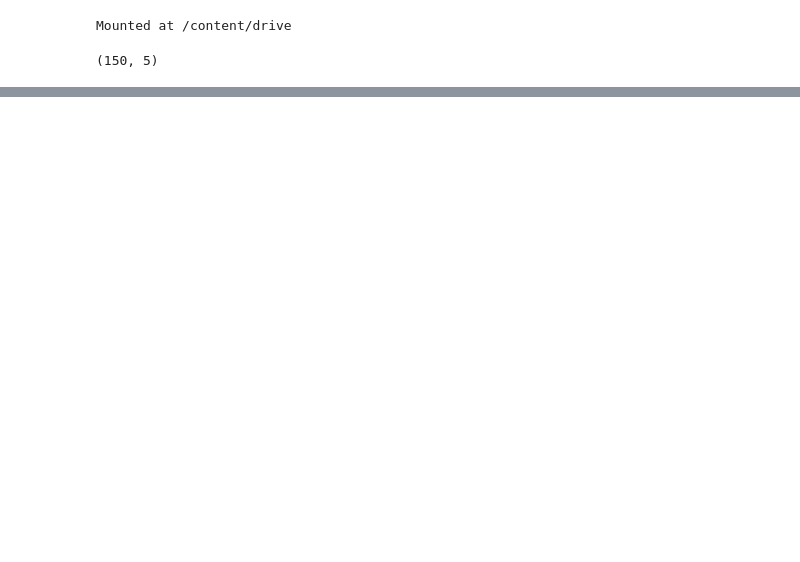
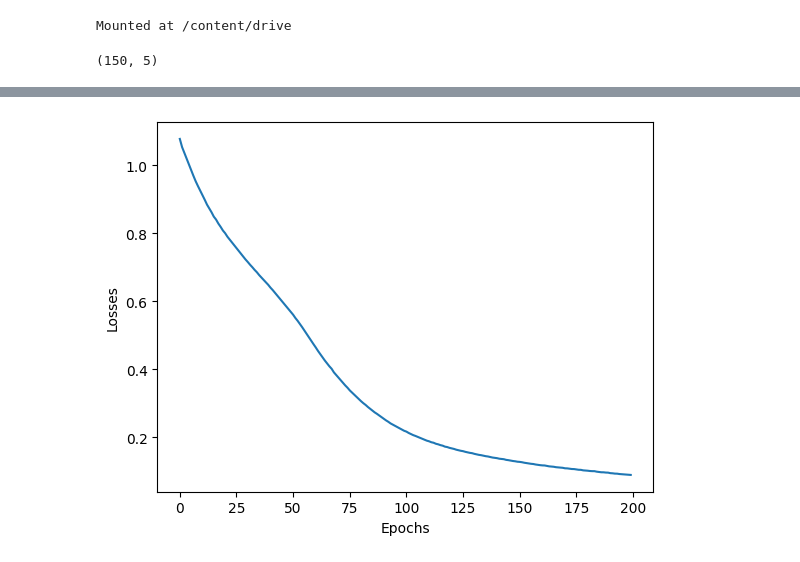
Before and after one commit to DSpike/Iris_Plan_Classification, a Jupyter notebook: Iris_Plant_Classification.ipynb, the cells around one changed output, grey strips where cells are left out. Saved outputs shown, nothing was run; the diff lists cells and outputs as text; code cells hidden in the pictures; blank space fills up the shorter version.

```diff
--- a/Iris_Plant_Classification.ipynb
+++ b/Iris_Plant_Classification.ipynb
@@ -77,5 +81,5 @@ plot_model(model, to_file='model_plot.png', show_shapes=True, show_layer_names=T
 model.compile(optimizer='adam', loss='sparse_categorical_crossentropy', metrics=['accuracy'])
 # %%
 # Train the model
-model.fit(x_train, y_train, epochs=50, batch_size=5, validation_data=(x_val, y_val))
+history=model.fit(x_train, y_train, epochs=200, batch_size=5, validation_data=(x_val, y_val))
 # %% [output]
@@ -166,0 +173,9 @@ plt.show()
+# %%
+ Epochs =200
+ losses = history.history['loss']
+ plt. plot(range(Epochs),losses)
+ plt.xlabel('Epochs')
+ plt.ylabel('Losses')
+ plt.show()
+# %% [output]
+[figure, added]
```
Also changed, not shown: parts of 13 cells of this notebook.
